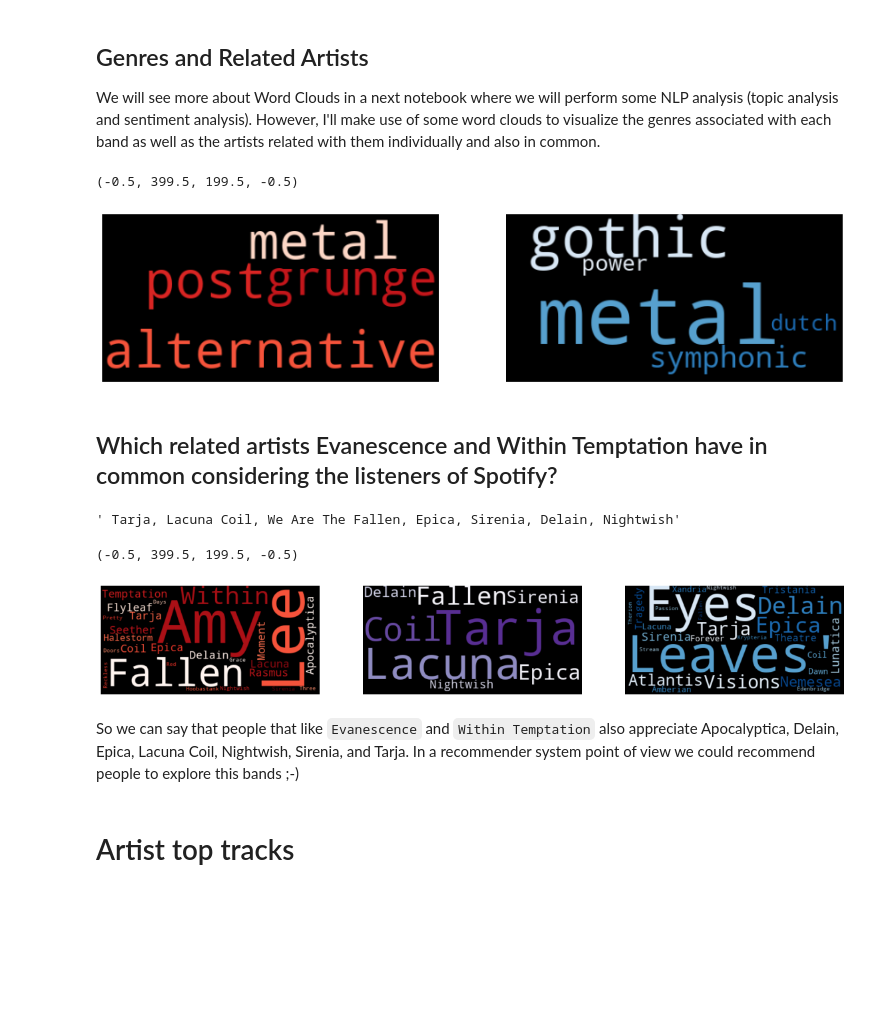
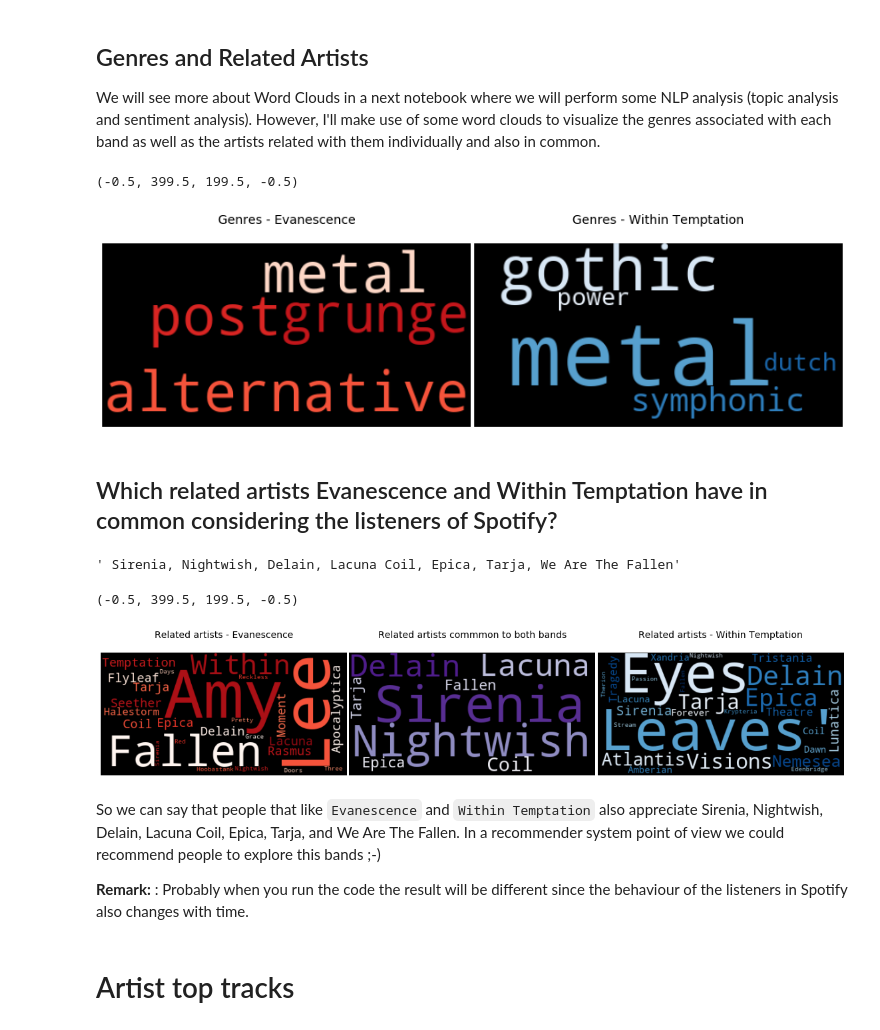
Before and after one commit to dpbac/evanescence_and_within_temptation_in_Python, a Jupyter notebook: notebook_02_retrieve_Spotify_data-Evanescence_Within_Temptation.ipynb, the cells around one changed output. Cells and saved outputs as stored; diff of their text form; code cells hidden in the pictures; blank space fills up the shorter version.

```diff
--- a/notebook_02_retrieve_metada_Spotify_Evanescence_Within_Temptation.ipynb
+++ b/notebook_02_retrieve_Spotify_data-Evanescence_Within_Temptation.ipynb
@@ -84,13 +61,17 @@ The information retrieved by the following function is:
 # %%
 def retrieve_artist_info(artist):
 
-    """ Retrieve main information about an artist given artist's name which includes also name of bands.
+    """
+
+    Retrieve main information about an artist given artist's name which includes also name of bands.
 
     Input:
         artist : artist's name (string)
 
     Output:
-        dictionary with main info about artist, including related artist. """
+        dictionary with main info about artist, including related artist.
+
+    """
 
     # find artist by name and extract uri
 
@@ -121,7 +102,9 @@ def retrieve_artist_info(artist):
 import pandas as pd
 
 def build_dataframe_artists_info(list_artists):
-    """ Build a dataframe with info from a list of artists (names of artists)"""
+    """
+    Build a dataframe with info from a list of artists (names of artists)
+    """
 
     all_info = []
 
@@ -181,15 +164,18 @@ evanescence_genres_word_cloud = WordCloud(background_color="black",random_state=
 within_genres_word_cloud = WordCloud(background_color="black",random_state=123,colormap='Blues').generate(df['genres'][df['name']=='Within Temptation'][1])
 # %%
 fig = plt.figure(figsize = (15,15))
+plt.subplots_adjust(wspace=0.01)
 plt.subplot(221)
+plt.title("Genres - Evanescence\n", fontsize = 14 )
 plt.imshow(evanescence_genres_word_cloud, interpolation="bilinear")
 plt.axis('off')
 plt.subplot(222)
+plt.title("Genres - Within Temptation\n", fontsize = 14 )
 plt.imshow(within_genres_word_cloud, interpolation="bilinear")
 plt.axis('off')
 # %% [output]
 (-0.5, 399.5, 199.5, -0.5)
-[figure, old version]
+[figure, new version]
 # %% [markdown]
 ## Which related artists Evanescence and Within Temptation have in common considering the listeners of Spotify?
 # %%
@@ -197,27 +183,33 @@ common_artists = set(df['related_artists'][df['name']=='Evanescence'][0].split('
 common_artists=','.join(common_artists)
 common_artists
 # %% [output]
-' Tarja, Lacuna Coil, We Are The Fallen, Epica, Sirenia, Delain, Nightwish'
+' Sirenia, Nightwish, Delain, Lacuna Coil, Epica, Tarja, We Are The Fallen'
 # %%
 evanescence_artists_wc = WordCloud(background_color="black",random_state=123,colormap='Reds').generate(df['related_artists'][df['name']=='Evanescence'][0])
 within_artists_wc = WordCloud(background_color="black",random_state=123,colormap='Blues').generate(df['related_artists'][df['name']=='Within Temptation'][1])
 common_artists_wc = WordCloud(background_color="black",random_state=123,colormap='Purples').generate(common_artists)
 # %%
 fig = plt.figure(figsize = (20,20))
+plt.subplots_adjust(wspace=0.01)
 plt.subplot(231)
+plt.title("Related artists - Evanescence\n", fontsize = 14 )
 plt.imshow(evanescence_artists_wc, interpolation="bilinear")
 plt.axis('off')
 plt.subplot(232)
+plt.title("Related artists commmon to both bands\n", fontsize = 14 )
 plt.imshow(common_artists_wc, interpolation="bilinear")
 plt.axis('off')
 plt.subplot(233)
+plt.title("Related artists - Within Temptation\n", fontsize = 14 )
 plt.imshow(within_artists_wc, interpolation="bilinear")
 plt.axis('off')
 # %% [output]
 (-0.5, 399.5, 199.5, -0.5)
-[figure, old version]
+[figure, new version]
 # %% [markdown]
-So we can say that people that like `Evanescence` and `Within Temptation` also appreciate Apocalyptica, Delain, Epica, Lacuna Coil, Nightwish, Sirenia, and Tarja. In a recommender system point of view we could recommend people to explore this bands ;-)
+So we can say that people that like `Evanescence` and `Within Temptation` also appreciate Sirenia, Nightwish, Delain, Lacuna Coil, Epica, Tarja, and We Are The Fallen. In a recommender system point of view we could recommend people to explore this bands ;-)
+
+**Remark:** : Probably when you run the code the result will be different since the behaviour of the listeners in Spotify also changes with time.
 # %% [markdown]
 # Artist top tracks
 # %%
```
Also changed, not shown: parts of 46 cells of this notebook, 3 other files.
